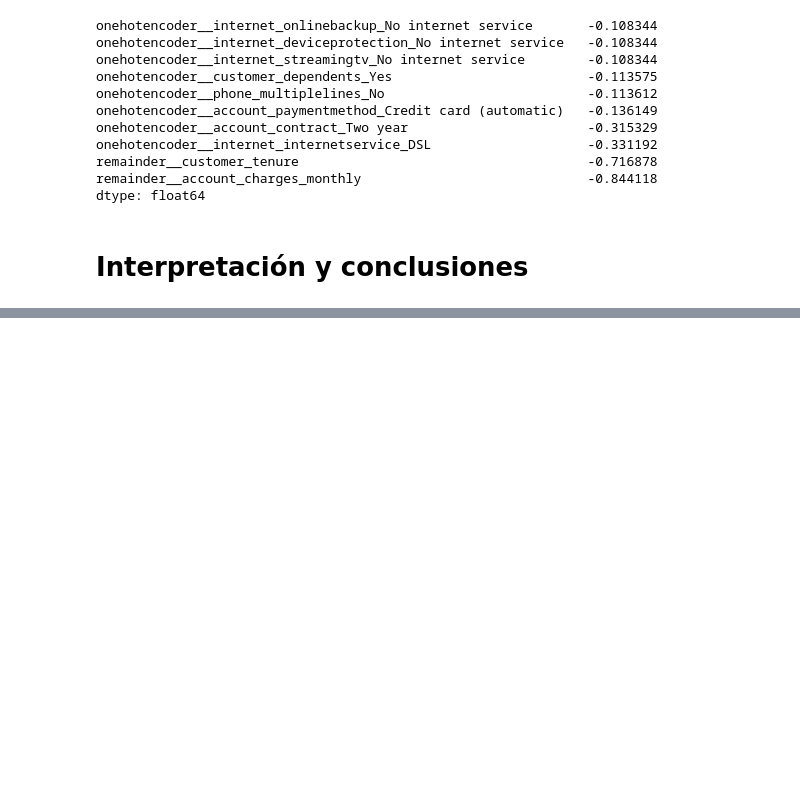
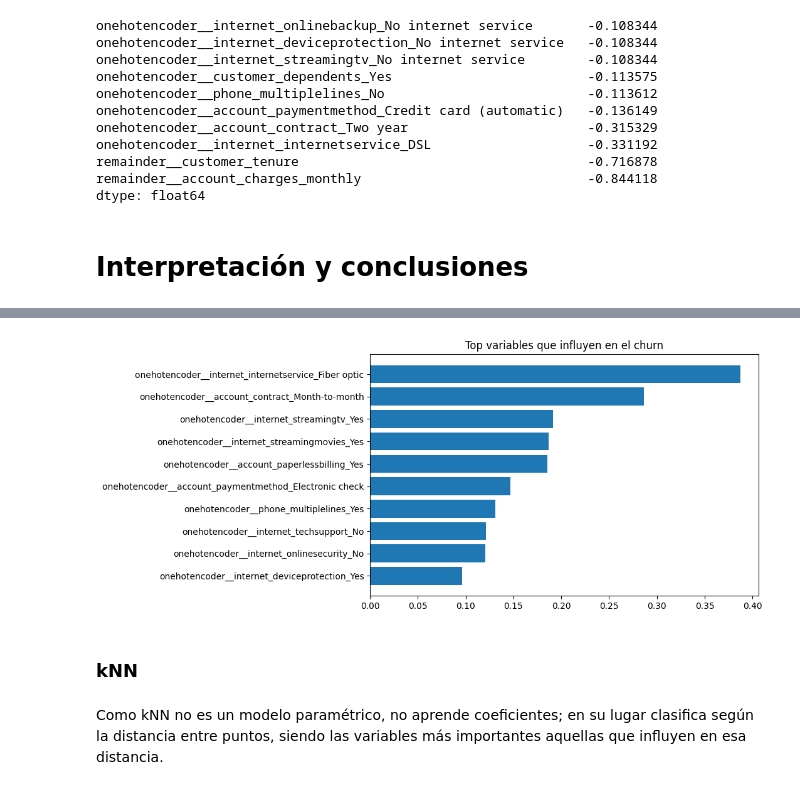
Before and after one commit to AndreaCisneros/challenge-telecomx-2, a Jupyter notebook: telecomx-2.ipynb, the cells around one changed output, grey strips where cells are left out. Saved outputs shown, nothing was run; the diff lists cells and outputs as text; code cells hidden in the pictures; blank space fills up the shorter version.

```diff
--- a/telecomx-2.ipynb
+++ b/telecomx-2.ipynb
@@ -495,0 +563,9 @@ dtype: float64
+# %%
+coeficiente_df = pd.DataFrame({
+    "Variable": X_train_encoded.columns,
+    "Coeficiente": log_model.coef_[0]
+})
+
+coeficiente_df = coeficiente_df.sort_values(by="Coeficiente", ascending=False)
+
+display(coeficiente_df.head(10))
@@ -495,0 +584,16 @@ dtype: float64
+# %%
+import matplotlib.pyplot as plt
+
+top = coeficiente_df.head(10)
+
+plt.figure(figsize=(8,5))
+plt.barh(top["Variable"], top["Coeficiente"])
+plt.title("Top variables que influyen en el churn")
+plt.gca().invert_yaxis()
+plt.show()
+# %% [output]
+[figure, added]
+# %% [markdown]
+### kNN
+# %% [markdown]
+Como kNN no es un modelo paramétrico, no aprende coeficientes; en su lugar clasifica según la distancia entre puntos, siendo las variables más importantes aquellas que influyen en esa distancia.
```
Also changed, not shown: parts of 21 cells of this notebook.
